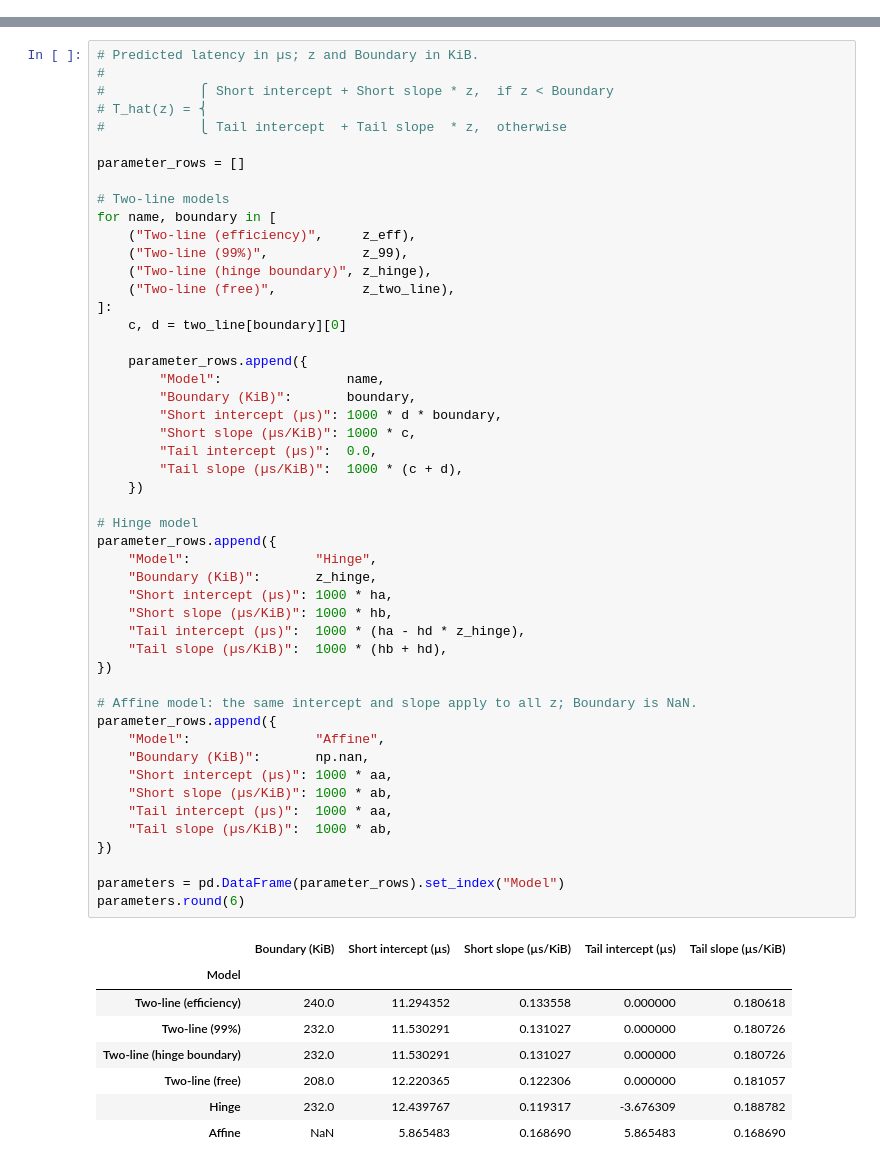
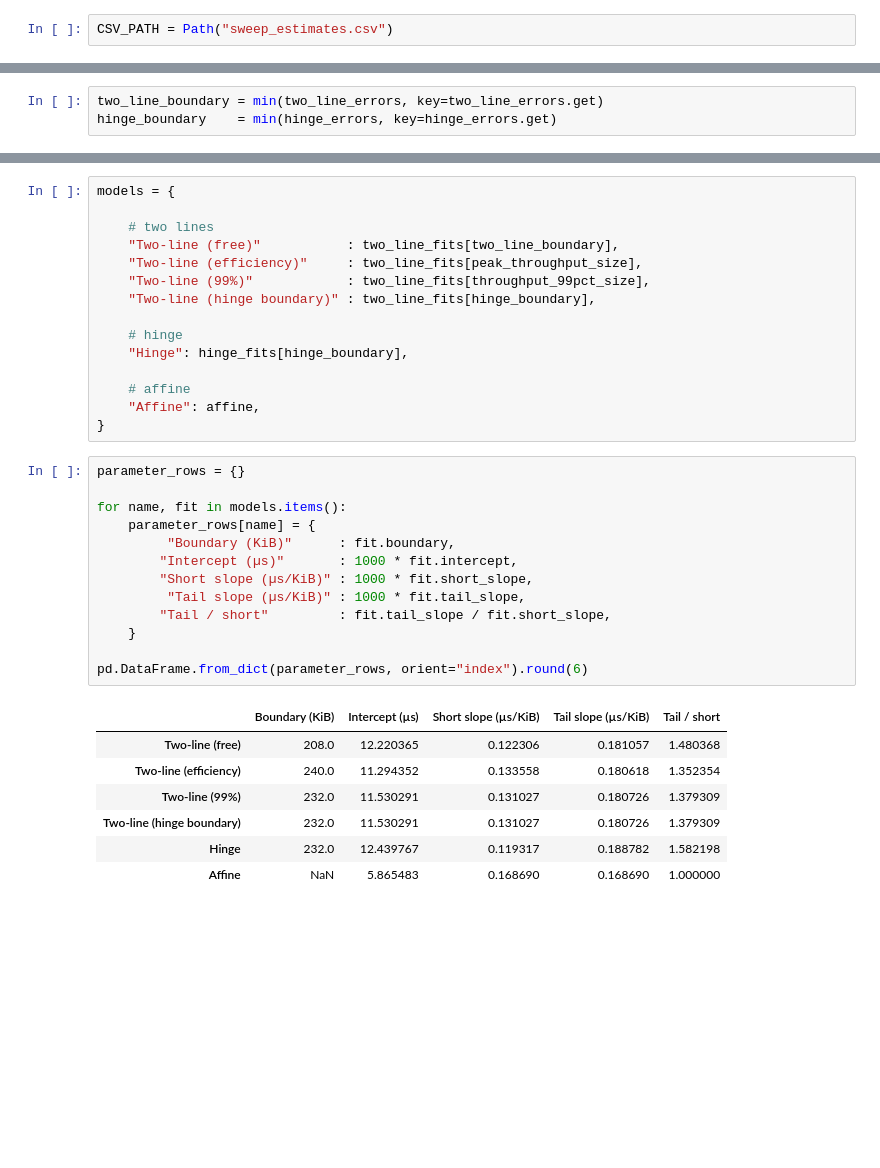
Before and after one commit to yabsed/vlm-in-flash-jupyter, a Jupyter notebook: results/01/01_02_chunk_latency.ipynb, the cells around one changed output, grey strips where cells are left out. Drawn from its saved outputs; the diff is of its cells as text; blank space fills up the shorter version.

```diff
--- a/results/01/01_02_chunk_latency.ipynb
+++ b/results/01/01_02_chunk_latency.ipynb
@@ -18,3 +18,5 @@ CSV_PATH = Path("block_estimates.csv")
+# %%
+CSV_PATH = Path("sweep_estimates.csv")
 # %% [markdown]
 ## 1. Read the measured curve
 
@@ -297,0 +336,3 @@ E_affine = rmse(T_train, T_affine)
+# %%
+two_line_boundary = min(two_line_errors, key=two_line_errors.get)
+hinge_boundary    = min(hinge_errors, key=hinge_errors.get)
@@ -298,59 +463,37 @@ E_affine = rmse(T_train, T_affine)
+# %%
+models = {
+
+    # two lines
+    "Two-line (free)"           : two_line_fits[two_line_boundary],
+    "Two-line (efficiency)"     : two_line_fits[peak_throughput_size],
+    "Two-line (99%)"            : two_line_fits[throughput_99pct_size],
+    "Two-line (hinge boundary)" : two_line_fits[hinge_boundary],
+
+    # hinge
+    "Hinge": hinge_fits[hinge_boundary],
+
+    # affine
+    "Affine": affine,
+}
 # %%
-# Predicted latency in µs; z and Boundary in KiB.
-#
-#            ⎧ Short intercept + Short slope * z,  if z < Boundary
-# T_hat(z) = ⎨
-#            ⎩ Tail intercept  + Tail slope  * z,  otherwise
+parameter_rows = {}
 
-parameter_rows = []
+for name, fit in models.items():
+    parameter_rows[name] = {
+         "Boundary (KiB)"      : fit.boundary,
+        "Intercept (µs)"       : 1000 * fit.intercept,
+        "Short slope (µs/KiB)" : 1000 * fit.short_slope,
+         "Tail slope (µs/KiB)" : 1000 * fit.tail_slope,
+        "Tail / short"         : fit.tail_slope / fit.short_slope,
+    }
 
-# Two-line models
-for name, boundary in [
-    ("Two-line (efficiency)",     z_eff),
-    ("Two-line (99%)",            z_99),
-    ("Two-line (hinge boundary)", z_hinge),
-    ("Two-line (free)",           z_two_line),
-]:
-    c, d = two_line[boundary][0]
-
-    parameter_rows.append({
-        "Model":                name,
-        "Boundary (KiB)":       boundary,
-        "Short intercept (µs)": 1000 * d * boundary,
-        "Short slope (µs/KiB)": 1000 * c,
-        "Tail intercept (µs)":  0.0,
-        "Tail slope (µs/KiB)":  1000 * (c + d),
-    })
-
-# Hinge model
-parameter_rows.append({
-    "Model":                "Hinge",
-    "Boundary (KiB)":       z_hinge,
-    "Short intercept (µs)": 1000 * ha,
-    "Short slope (µs/KiB)": 1000 * hb,
-    "Tail intercept (µs)":  1000 * (ha - hd * z_hinge),
-    "Tail slope (µs/KiB)":  1000 * (hb + hd),
-})
-
-# Affine model: the same intercept and slope apply to all z; Boundary is NaN.
-parameter_rows.append({
-    "Model":                "Affine",
-    "Boundary (KiB)":       np.nan,
-    "Short intercept (µs)": 1000 * aa,
-    "Short slope (µs/KiB)": 1000 * ab,
-    "Tail intercept (µs)":  1000 * aa,
-    "Tail slope (µs/KiB)":  1000 * ab,
-})
-
-parameters = pd.DataFrame(parameter_rows).set_index("Model")
-parameters.round(6)
+pd.DataFrame.from_dict(parameter_rows, orient="index").round(6)
 # %% [output]
-|  | Boundary (KiB) | Short intercept (µs) | Short slope (µs/KiB) | Tail intercept (µs) | Tail slope (µs/KiB) |
-| Model |  |  |  |  |  |
-| Two-line (efficiency) | 240.0 | 11.294352 | 0.133558 | 0.000000 | 0.180618 |
-| Two-line (99%) | 232.0 | 11.530291 | 0.131027 | 0.000000 | 0.180726 |
-| Two-line (hinge boundary) | 232.0 | 11.530291 | 0.131027 | 0.000000 | 0.180726 |
-| Two-line (free) | 208.0 | 12.220365 | 0.122306 | 0.000000 | 0.181057 |
-| Hinge | 232.0 | 12.439767 | 0.119317 | -3.676309 | 0.188782 |
-| Affine | NaN | 5.865483 | 0.168690 | 5.865483 | 0.168690 |
+|  | Boundary (KiB) | Intercept (µs) | Short slope (µs/KiB) | Tail slope (µs/KiB) | Tail / short |
+| Two-line (free) | 208.0 | 12.220365 | 0.122306 | 0.181057 | 1.480368 |
+| Two-line (efficiency) | 240.0 | 11.294352 | 0.133558 | 0.180618 | 1.352354 |
+| Two-line (99%) | 232.0 | 11.530291 | 0.131027 | 0.180726 | 1.379309 |
+| Two-line (hinge boundary) | 232.0 | 11.530291 | 0.131027 | 0.180726 | 1.379309 |
+| Hinge | 232.0 | 12.439767 | 0.119317 | 0.188782 | 1.582198 |
+| Affine | NaN | 5.865483 | 0.168690 | 0.168690 | 1.000000 |
 # %% [markdown]
```
Also changed, not shown: parts of 48 cells of this notebook, 7 other files.
